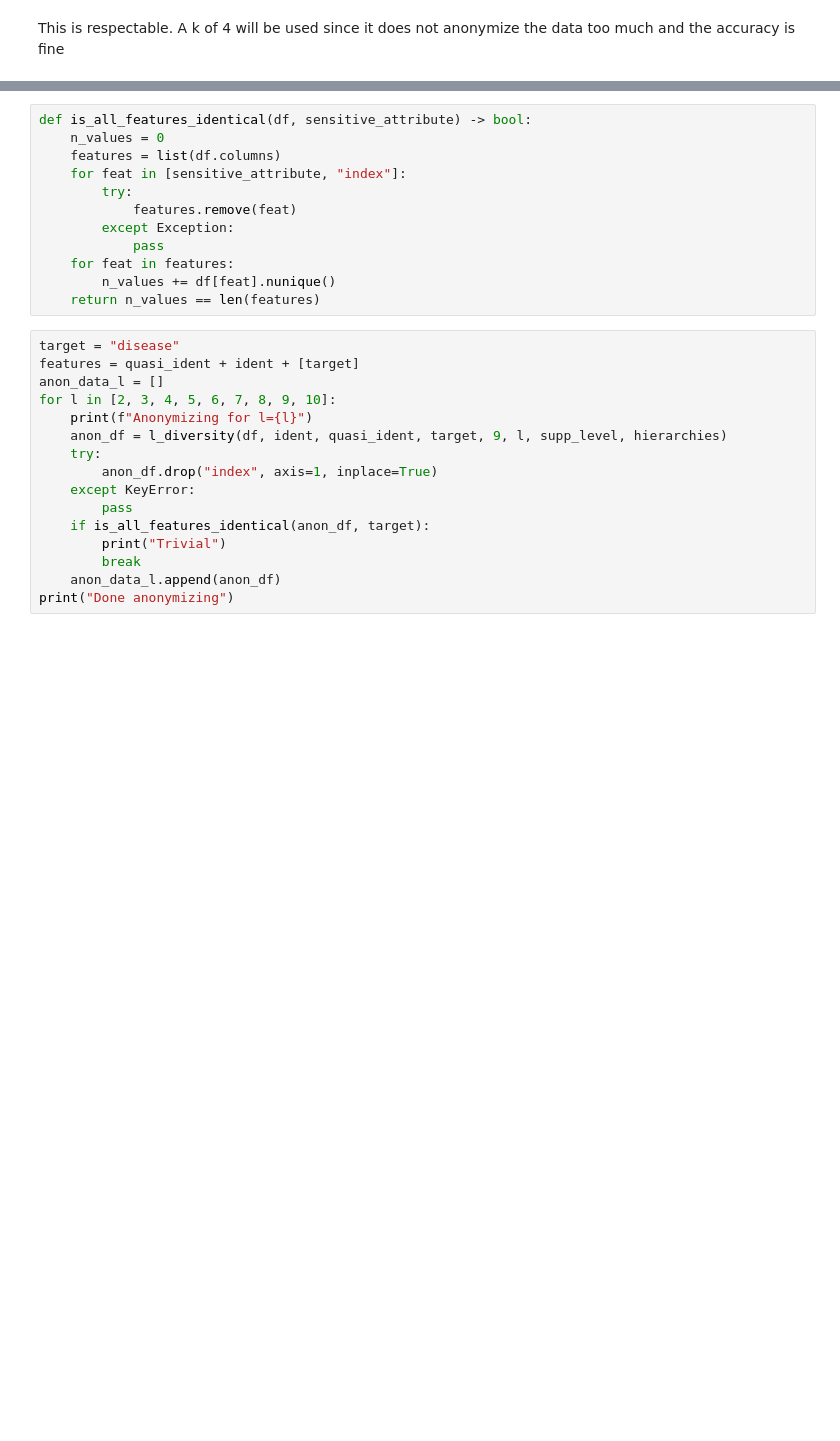
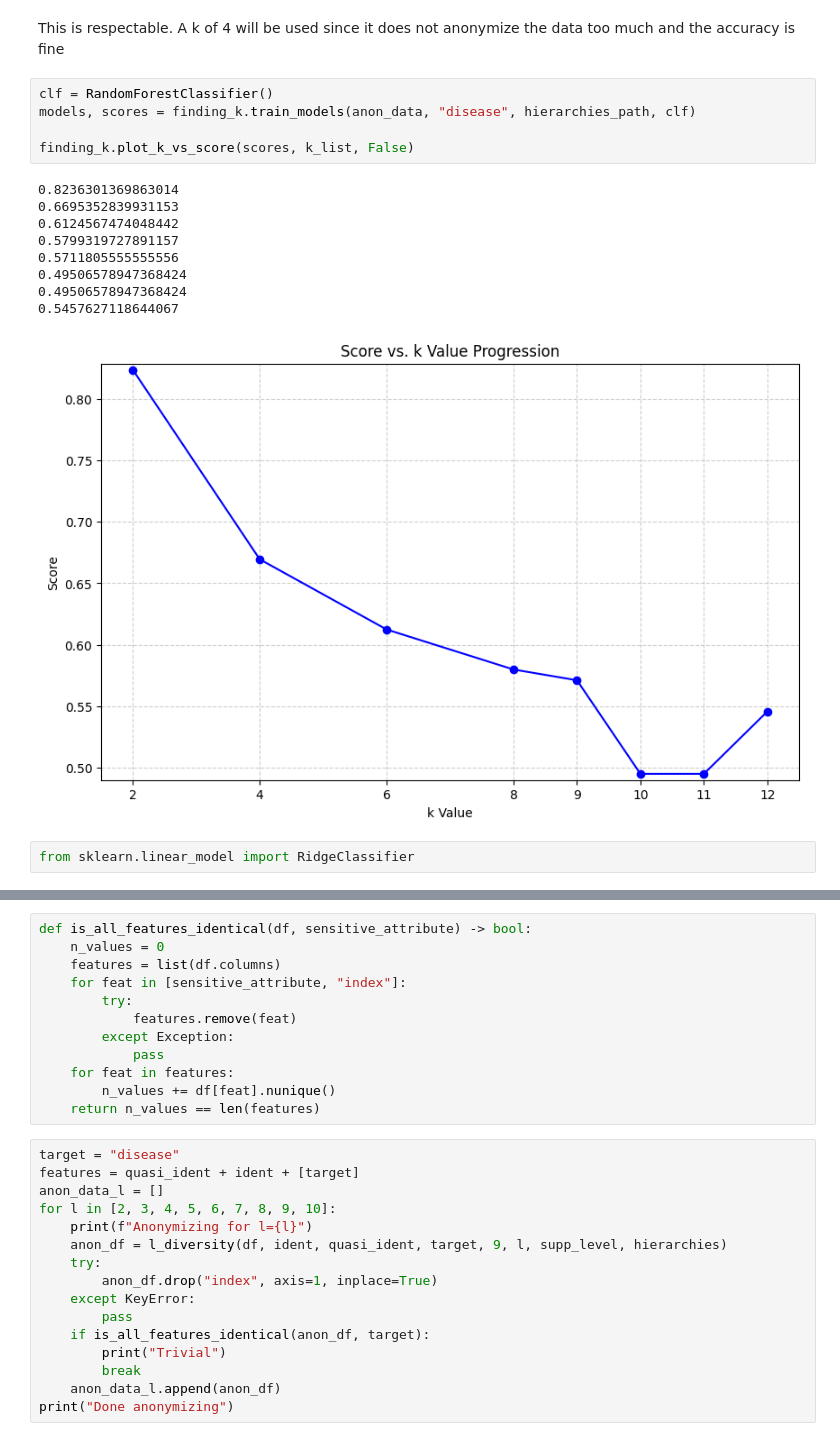
Before and after one commit to Zak9O/Masking-Effects-on-XAI-Techniques, a Jupyter notebook: notebooks/Cervical Cancer.ipynb, the cells around one changed output, grey strips where cells are left out. Drawn from its saved outputs; the diff is of its cells as text; blank space fills up the shorter version.

Commit message:
Investigated multiple models

```diff
--- a/notebooks/Cervical Cancer.ipynb
+++ b/notebooks/Cervical Cancer.ipynb
@@ -550,2 +551,19 @@ finding_k.plot_k_vs_score(scores, k_list, False)
 # %% [markdown]
 This is respectable. A k of 4 will be used since it does not anonymize the data too much and the accuracy is fine
+# %%
+clf = RandomForestClassifier()
+models, scores = finding_k.train_models(anon_data, "disease", hierarchies_path, clf)
+
+finding_k.plot_k_vs_score(scores, k_list, False)
+# %% [output]
+0.8236301369863014
+0.6695352839931153
+0.6124567474048442
+0.5799319727891157
+0.5711805555555556
+0.49506578947368424
+0.49506578947368424
+0.5457627118644067
+[figure, added]
+# %%
+from sklearn.linear_model import RidgeClassifier
```
Also changed, not shown: parts of 11 cells of this notebook.
